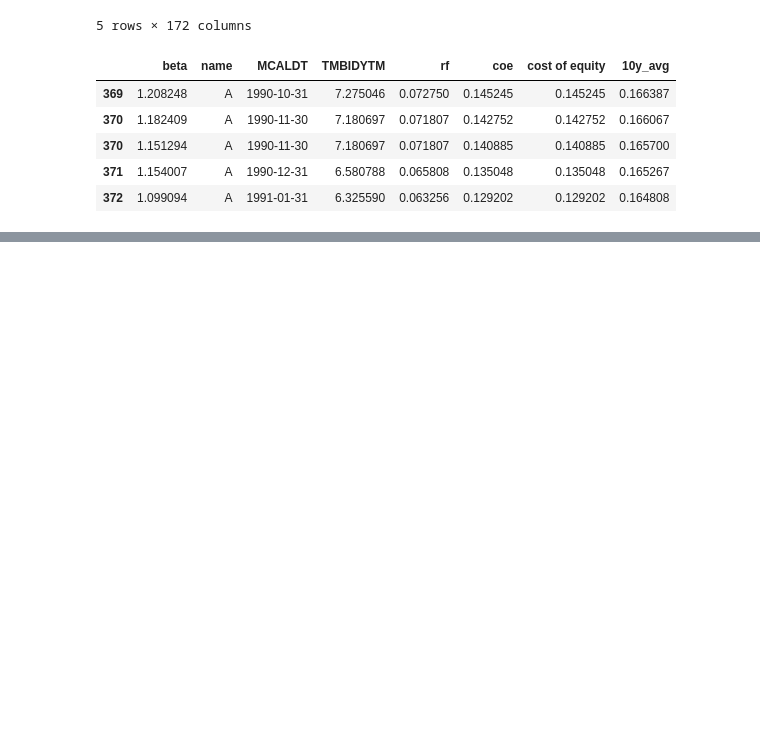
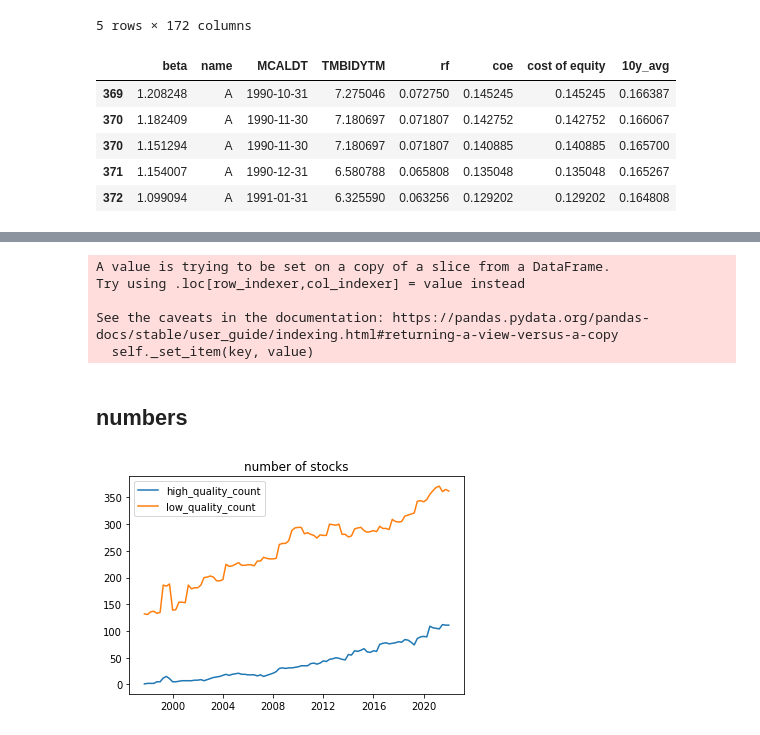
Before and after one commit to Zixin730/heartland_project, a Jupyter notebook: analyze/3_determine_quality.ipynb, the cells around one changed output, grey strips where cells are left out. Cells and saved outputs as stored; diff of their text form; code cells hidden in the pictures; blank space fills up the shorter version.

Commit message:
quality defination

```diff
--- a/analyze/3_determine_quality.ipynb
+++ b/analyze/3_determine_quality.ipynb
@@ -93,0 +122,46 @@ quality
+# %%
+grouped = close_price.groupby("Ticker")
+ls = []
+for g in grouped:
+    ticker = g[0]
+    g = g[1][["Monthly Price Date", "Monthly Total Return"]]
+    g["Ticker"] = ticker
+    g = cal_rolling_ret(g)
+    ls.append(g)
+rolling_ret = pd.concat(ls, ignore_index=True)
+# %% [output]
+A value is trying to be set on a copy of a slice from a DataFrame.
+Try using .loc[row_indexer,col_indexer] = value instead
+
+See the caveats in the documentation: https://pandas.pydata.org/pandas-docs/stable/user_guide/indexing.html#returning-a-view-versus-a-copy
+  self._set_item(key, value)
+# %%
+quality["close_date"] = quality["Data Date"].apply(closest_p)
+close_price_u = close_price[["Monthly Price Date", "Ticker", "Monthly Price"]]
+quality_all = pd.merge(quality, close_price_u, left_on=["close_date", "Ticker Symbol"],
+                       right_on=["Monthly Price Date", "Ticker"], how="inner")
+# %%
+def rmv_outliner(data, method="3sigma", lo_q=0.01, hi_q=0.99, fill="delete"):
+    '''
+    remove outliner
+    '''
+    if method == "3sigma":
+        _h = data.mean() + 3*data.std()
+        _l = data.mean() - 3*data.std()
+    elif method == "quantile":
+        q = data.quantile([lo_q, hi_q])
+        _l = q.iloc[0]
+        _h = q.iloc[1]
+
+    if fill == "delete":
+        for colname in data.columns:
+            data = data.copy()
+            data = data[(data[colname] < _h[colname]) &
+                        (data[colname] > _l[colname])]
+
+    return data
+
+
+q_ret = rmv_outliner(quality_all[["q_ret"]])
+q_ret.columns = ["flitered"]
+quality_all = quality_all.merge(q_ret, left_index=True, right_index=True)
@@ -93,0 +170,17 @@ quality
+# %% [markdown]
+## numbers
+# %%
+low_avg_count = quality_all[quality_all["10y_ind"]
+                            == 0].groupby("Data Date").count()["Ticker"]
+high_avg_count = quality_all[quality_all["10y_ind"] == 1].groupby("Data Date").count()[
+    "Ticker"]
+
+avg_ret = pd.merge(high_avg_count, low_avg_count,
+                   left_index=True, right_index=True)
+avg_ret.columns = ["high_quality_count", "low_quality_count"]
+plt.plot(avg_ret)
+plt.legend(avg_ret.columns)
+plt.title("number of stocks")
+plt.savefig("../plot/avg_ret.png")
+# %% [output]
+[figure, added]
```
Also changed, not shown: parts of 38 cells of this notebook.
